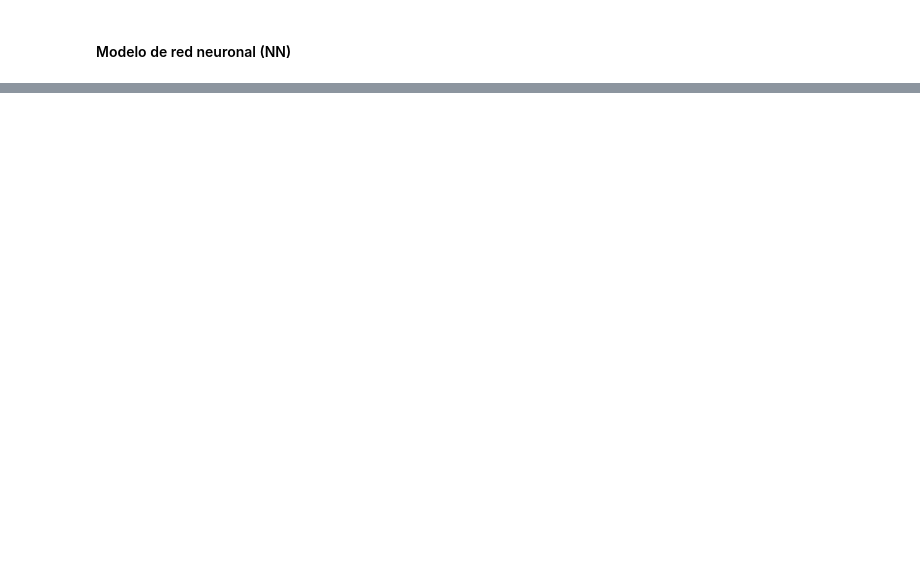
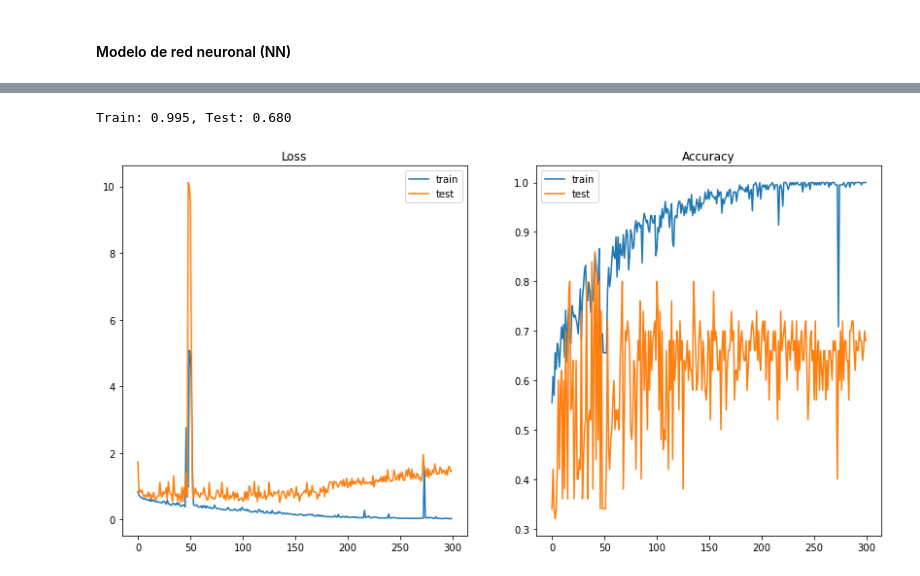
Before and after one commit to hernansalinas/Curso_aprendizaje_estadistico, a Jupyter notebook: Tareas/Restrepo-9709/Laboratorio_8.ipynb, the cells around one changed output, grey strips where cells are left out. Drawn from its saved outputs; the diff is of its cells as text; code cells hidden in the pictures; blank space fills up the shorter version.

```diff
--- a/Tareas/Restrepo-9709/Laboratorio_8.ipynb
+++ b/Tareas/Restrepo-9709/Laboratorio_8.ipynb
@@ -133,0 +126,43 @@ Train: 0.344, Test: 0.660
+# %%
+# Creación del modelo
+def build_model2(activation = 'softplus', loss='binary_crossentropy'):
+    model = keras.models.Sequential()
+    model.add(keras.layers.Dense(10,input_dim=12288, activation='relu'))
+    model.add(keras.layers.Dense(1, activation = activation))
+    opt = keras.optimizers.SGD(lr=0.005)
+    model.compile(loss=loss, optimizer=opt, metrics=['accuracy'])
+    return model
+# %%
+# binary cross entropy:
+
+keras.backend.clear_session()
+
+
+model = build_model2()
+history = model.fit(xtrainv, train_labelv, validation_data=(xtestv, test_labelv), epochs=300, verbose=0)
+
+# Evaluación del modelo
+_, train_acc = model.evaluate(xtrainv, train_labelv, verbose=0)
+_, test_acc = model.evaluate(xtestv, test_labelv, verbose=0)
+print('Train: %.3f, Test: %.3f' % (train_acc, test_acc))
+
+# Gráficas:
+plt.figure(figsize=(14,7))
+
+# Gráfica de pérdidas durante el entrenamiento
+plt.subplot(121)
+plt.title('Loss')
+plt.plot(history.history['loss'], label='train')
+plt.plot(history.history['val_loss'], label='test')
+plt.legend()
+
+# Gráfica de las precisión durante el entrenamiento
+plt.subplot(122)
+plt.title('Accuracy')
+plt.plot(history.history['accuracy'], label='train')
+plt.plot(history.history['val_accuracy'], label='test')
+plt.legend()
+plt.show()
+# %% [output]
+Train: 0.995, Test: 0.680
+[figure, added]
```
Also changed, not shown: parts of 12 cells of this notebook, 10 other files.
